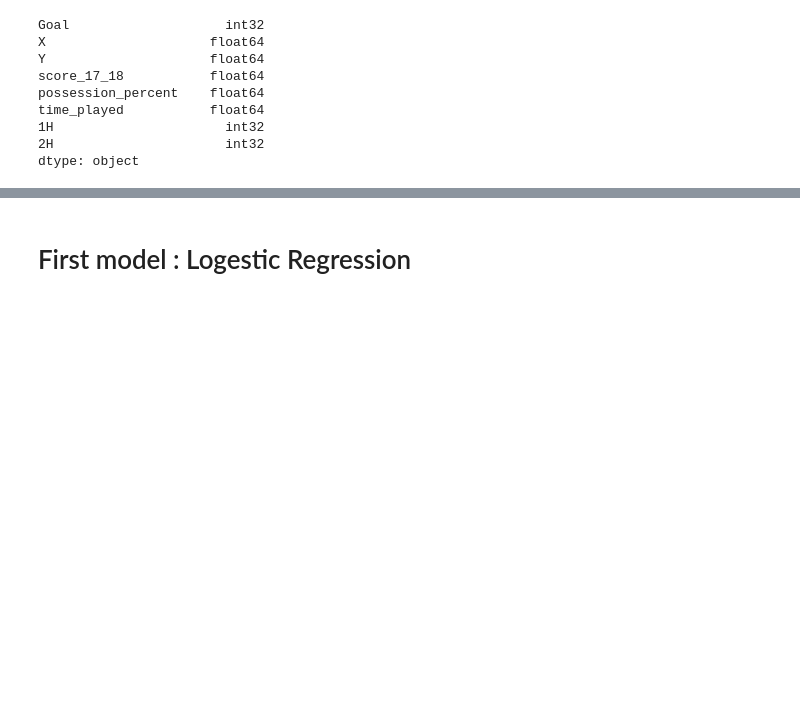
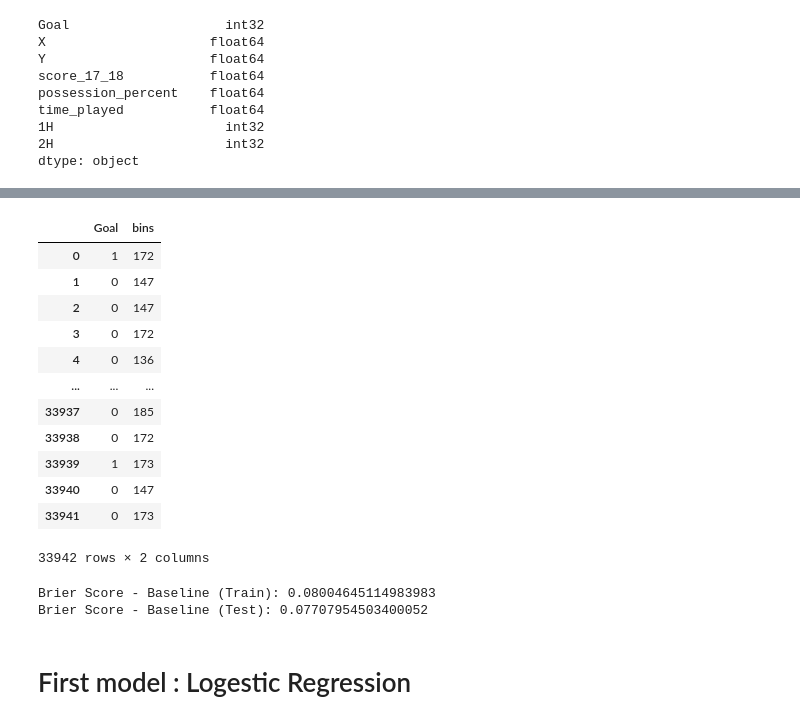
Before and after one commit to Anhali/xG_model-_python, a Jupyter notebook: xG_model.ipynb, the cells around one changed output, grey strips where cells are left out. Cells and saved outputs as stored; diff of their text form; code cells hidden in the pictures; blank space fills up the shorter version.

```diff
--- a/xG_model.ipynb
+++ b/xG_model.ipynb
@@ -414,3 +453,58 @@ shots_model
+# %%
+basic_shots_model['bins'] = coords_to_bins(basic_shots_model, 'X', 'Y')
+
+basic_shots_model.drop(['X','Y'], axis=1, inplace=True)
+
+
+basic_shots_model = basic_shots_model.reset_index(drop=True)
+
+# Finalized dataframe
+basic_shots_model
+# %% [output]
+|  | Goal | bins |
+| 0 | 1 | 172 |
+| 1 | 0 | 147 |
+| 2 | 0 | 147 |
+| 3 | 0 | 172 |
+| 4 | 0 | 136 |
+| ... | ... | ... |
+| 33937 | 0 | 185 |
+| 33938 | 0 | 172 |
+| 33939 | 1 | 173 |
+| 33940 | 0 | 147 |
+| 33941 | 0 | 173 |
+33942 rows × 2 columns
+# %%
+# 1. Diviser les données en ensemble d'entraînement et de test
+train_data, test_data = train_test_split(basic_shots_model, test_size=0.25, random_state=42)
+
+# 2. Calculer la probabilité de but pour chaque bin dans l'ensemble d'entraînement
+bin_probabilities = train_data.groupby('bins')['Goal'].mean().reset_index()
+bin_probabilities.columns = ['bins', 'goal_prob']
+
+# 3. Assigner les probabilités baselines aux données d'entraînement et de test
+train_data = train_data.merge(bin_probabilities, on='bins', how='left')
+test_data = test_data.merge(bin_probabilities, on='bins', how='left')
+
+# 4. Remplir les valeurs manquantes avec une valeur par défaut (0)
+train_data['goal_prob'].fillna(0, inplace=True)
+test_data['goal_prob'].fillna(0, inplace=True)
+
+# S'assurer que 'Goal' est de type binaire (0 ou 1) et que les prédictions sont en float
+y_train = train_data['Goal'].astype(int)  # Convertir en entier si ce n'est pas déjà le cas
+y_train_predict = train_data['goal_prob'].astype(float)
+y_test = test_data['Goal'].astype(int)  # Convertir en entier si ce n'est pas déjà le cas
+y_pred_baseline = test_data['goal_prob'].astype(float)
+
+# 5. Calculer le Brier score pour la baseline sur l'ensemble d'entraînement et de test
+brier_baseline_train = brier_score_loss(y_train, y_train_predict)
+brier_baseline_test = brier_score_loss(y_test, y_pred_baseline)
+
+print(f"Brier Score - Baseline (Train): {brier_baseline_train}")
+print(f"Brier Score - Baseline (Test): {brier_baseline_test}")
+# %% [output]
+Brier Score - Baseline (Train): 0.08004645114983983
+Brier Score - Baseline (Test): 0.07707954503400052
 # %% [markdown]
 # First model : Logestic Regression
 # %%
```
Also changed, not shown: parts of 24 cells of this notebook.
